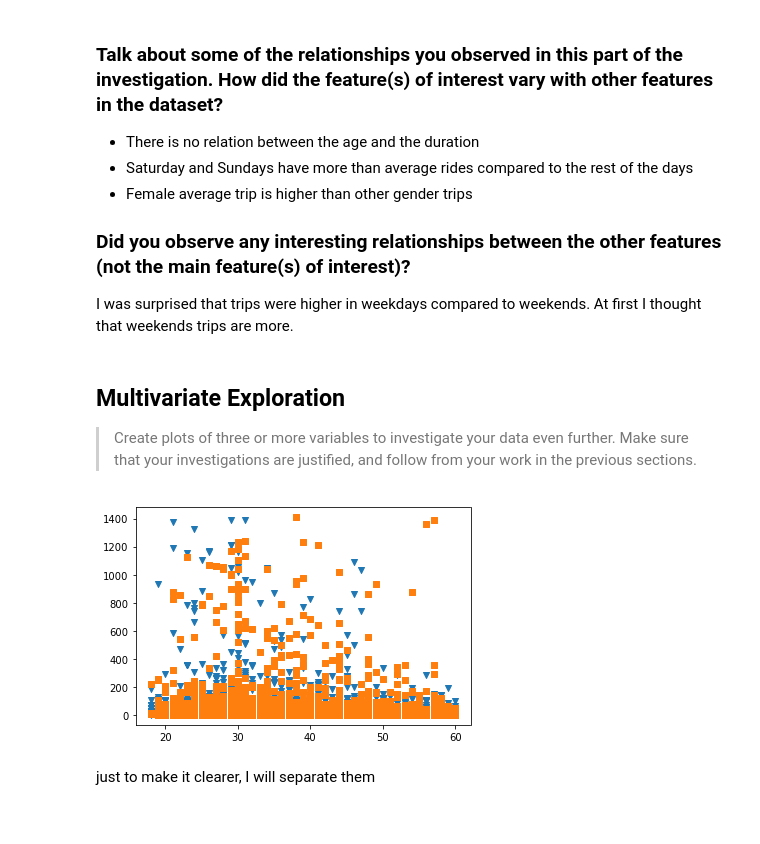
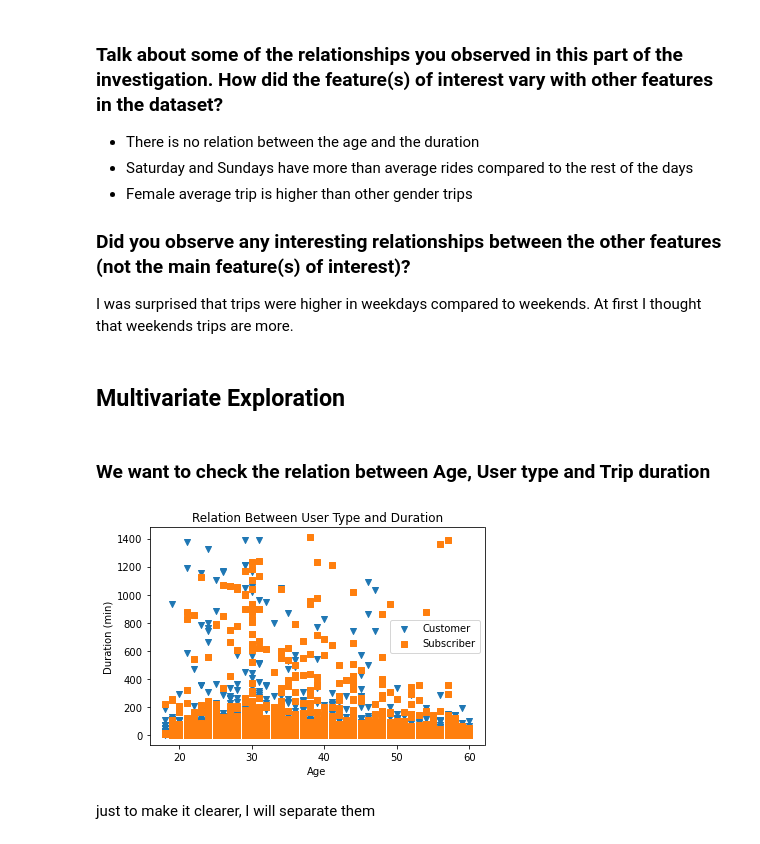
Before and after one commit to AdnanDajani/Data_Analysis_Project4, a Jupyter notebook: exploration.ipynb, the cells around one changed output. Drawn from its saved outputs; the diff is of its cells as text; code cells hidden in the pictures.

```diff
--- a/exploration.ipynb
+++ b/exploration.ipynb
@@ -423,23 +451,21 @@ We can observe from the plot above that there are more bike rides close to the m
 
 ### Did you observe any interesting relationships between the other features (not the main feature(s) of interest)?
 I was surprised that trips were higher in weekdays compared to weekends. At first I thought that weekends trips are more.
-# %% [markdown]
-## Multivariate Exploration
-
-> Create plots of three or more variables to investigate your data even
-further. Make sure that your investigations are justified, and follow from
-your work in the previous sections.
-# %%
-plt.scatter(data = df_clean[df['user_type'] == 'Customer'],
-            x = 'member_age',
-            y = 'duration_min',
-            marker = 'v', alpha= 1)
-plt.scatter(data = df_clean[df['user_type'] == 'Subscriber'],
-            x = 'member_age',
-            y = 'duration_min',
-            marker = 's', alpha= 1);
-# %% [output]
-[figure, removed]
+# %% [markdown]
+## Multivariate Exploration
+# %% [markdown]
+### We want to check the relation between Age, User type and Trip duration
+# %%
+mark = [['Customer', 'v'],['Subscriber', 's']]
+for user, marker in mark:
+    plt.scatter(data = df_clean[df['user_type'] == user], x = 'member_age', y = 'duration_min', marker = marker, alpha= 1)
+plt.legend(['Customer', 'Subscriber']);
+plt.title('Relation Between Age, User Type and Duration')
+plt.xlabel('Age')
+plt.ylabel('Duration (min)')
+plt.show()
+# %% [output]
+[figure, added]
 # %% [markdown]
 just to make it clearer, I will separate them
 # %%
```
Also changed, not shown: parts of 26 cells of this notebook, 5 other files.
